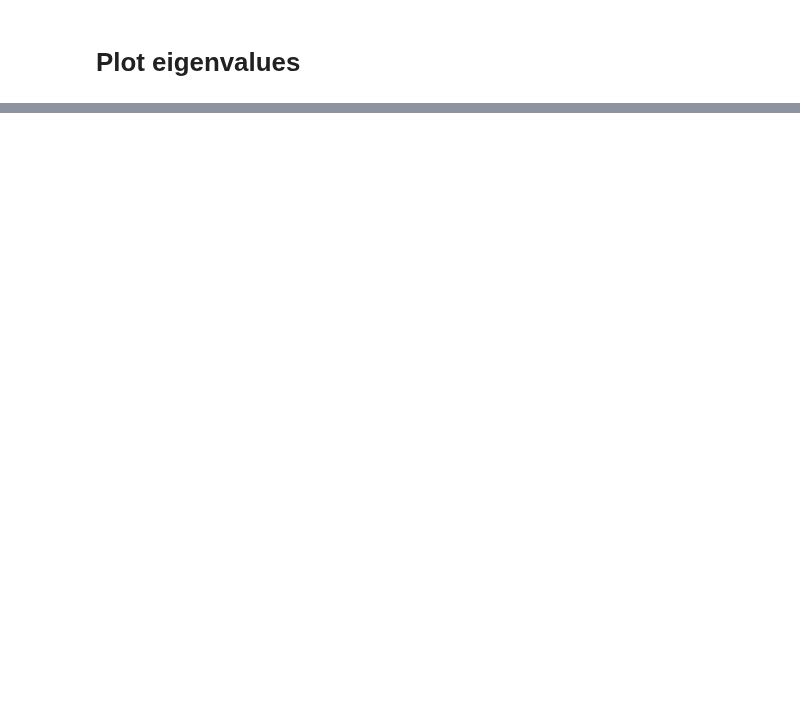
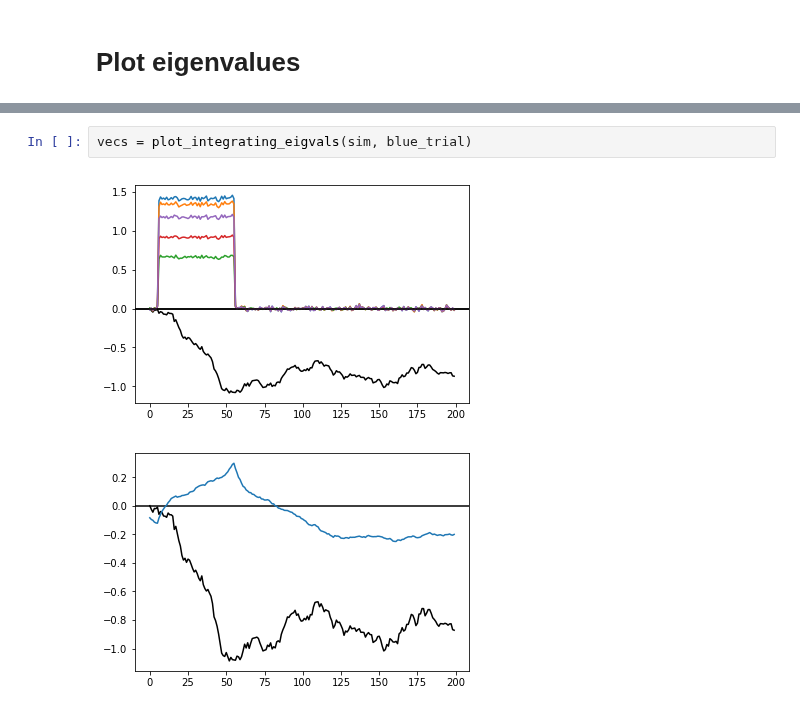
Before and after one commit to davidbrandfonbrener/sisyphus2, a Jupyter notebook: notebooks/RDM analysis.ipynb, the cells around one changed output, grey strips where cells are left out. Drawn from its saved outputs; the diff is of its cells as text; blank space fills up the shorter version.

Commit message:
looking for integrating mode

```diff
--- a/notebooks/RDM analysis.ipynb
+++ b/notebooks/RDM analysis.ipynb
@@ -453,0 +440,5 @@ slow_modes_analysis(sim, trial)
+# %%
+vecs = plot_integrating_eigvals(sim, blue_trial)
+# %% [output]
+[figure, added]
+[figure, added]
```
Also changed, not shown: parts of 32 cells of this notebook, 1 other file.
